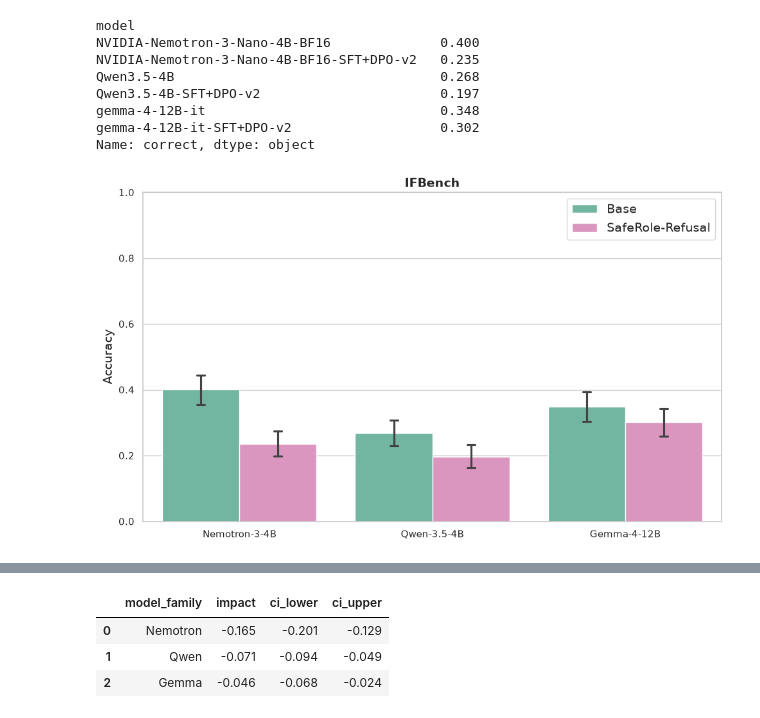
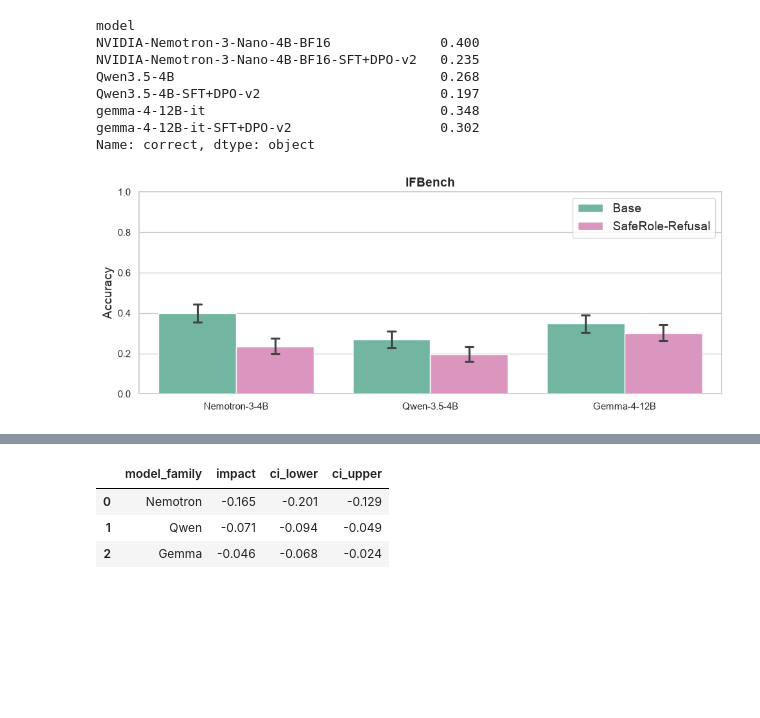
Before and after one commit to mahdieh-sjp/safe-role, a Jupyter notebook: analysis/analyze_ood.ipynb, the cells around one changed output, grey strips where cells are left out. Drawn from its saved outputs; the diff is of its cells as text; code cells hidden in the pictures; blank space fills up the shorter version.

```diff
--- a/analysis/analyze_ood.ipynb
+++ b/analysis/analyze_ood.ipynb
@@ -588,35 +588,35 @@ df["correct"] = df["correct"].astype(float)  # accuracy = mean of this
 palette = {
     "Base": sns.color_palette("Set2", 5)[0],  # keep existing color
     "SafeRole-Refusal": sns.color_palette("Set2", 5)[3],            # or "#FF00FF", "mediumvioletred", etc.
 }
-plt.figure(figsize=(10, 6))
+plt.figure(figsize=(10, 4))
 ax = sns.barplot(
     data=df.groupby(["base_model", "stage", "question_id"], as_index=False).agg({"correct": "mean"}),
     x="base_model",
     y="correct",
     hue="stage",
     hue_order=["Base", "SafeRole-Refusal"],
     estimator="mean",
     errorbar=("ci", 95),   # bootstrap CI (seaborn default bootstrap method)
     n_boot=1000,
     palette=palette,
     capsize=0.08,
     order=ORDER
 )
 
 ax.set_ylabel("Accuracy", fontsize=14)
 ax.set_xlabel("")
 ax.set_ylim(0, 1)
 ax.set_title("IFBench", fontsize=14, weight="bold")
 #plt.grid()
 #plt.xticks(rotation=25, ha="right")
 plt.legend(title="", fontsize=14)
 #sns.despine()
 plt.tight_layout()
 plt.savefig("../media/ifbench.png", dpi=150)
 plt.show()
 # %% [output]
-[figure, old version]
+[figure, new version]
 # %%
 def split_base_and_variant(model_name: str) -> str:
     return model_name.replace("-SFT+DPO-v2", "")
```
Also changed, not shown: parts of 7 cells of this notebook, 16 other files.
